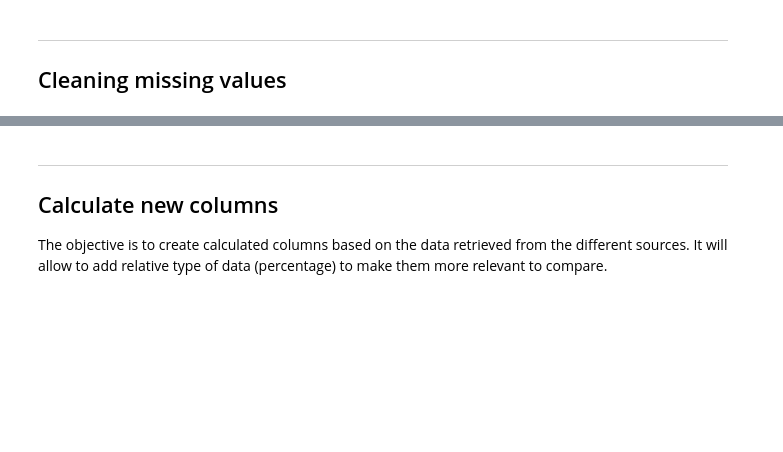
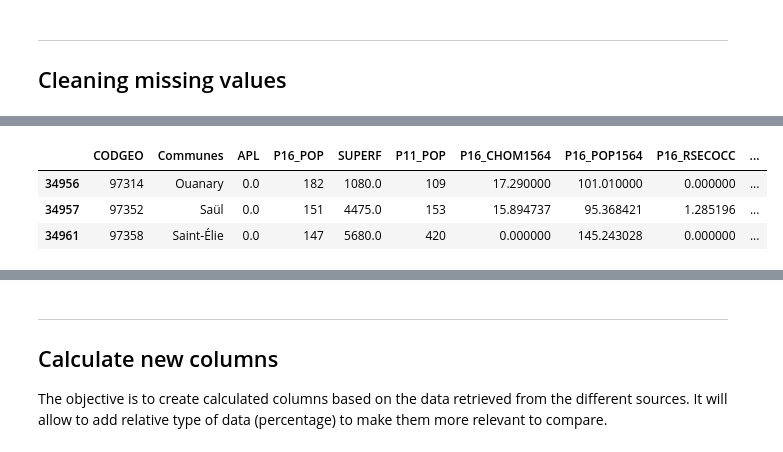
Before and after one commit to LudivineLacour/predict-medical-desert, a Jupyter notebook: data-preparation.ipynb, the cells around one changed output, grey strips where cells are left out. Drawn from its saved outputs; the diff is of its cells as text; code cells hidden in the pictures; blank space fills up the shorter version.

Commit message:
complete interpolation of missing values

```diff
--- a/data-preparation.ipynb
+++ b/data-preparation.ipynb
@@ -381,0 +379,8 @@ df_clean[df_clean.ETGU15.isna()].iloc[:,:15]
+# %%
+mis_value = df_clean[df_clean.MED16.isna()]
+mis_value
+# %% [output]
+|  | CODGEO | Communes | APL | P16_POP | SUPERF | P11_POP | P16_CHOM1564 | P16_POP1564 | P16_RSECOCC | ... |
+| 34956 | 97314 | Ouanary | 0.0 | 182 | 1080.0 | 109 | 17.290000 | 101.010000 | 0.000000 | ... |
+| 34957 | 97352 | Saül | 0.0 | 151 | 4475.0 | 153 | 15.894737 | 95.368421 | 1.285196 | ... |
+| 34961 | 97358 | Saint-Élie | 0.0 | 147 | 5680.0 | 420 | 0.000000 | 145.243028 | 0.000000 | ... |
```
Also changed, not shown: parts of 19 cells of this notebook.
